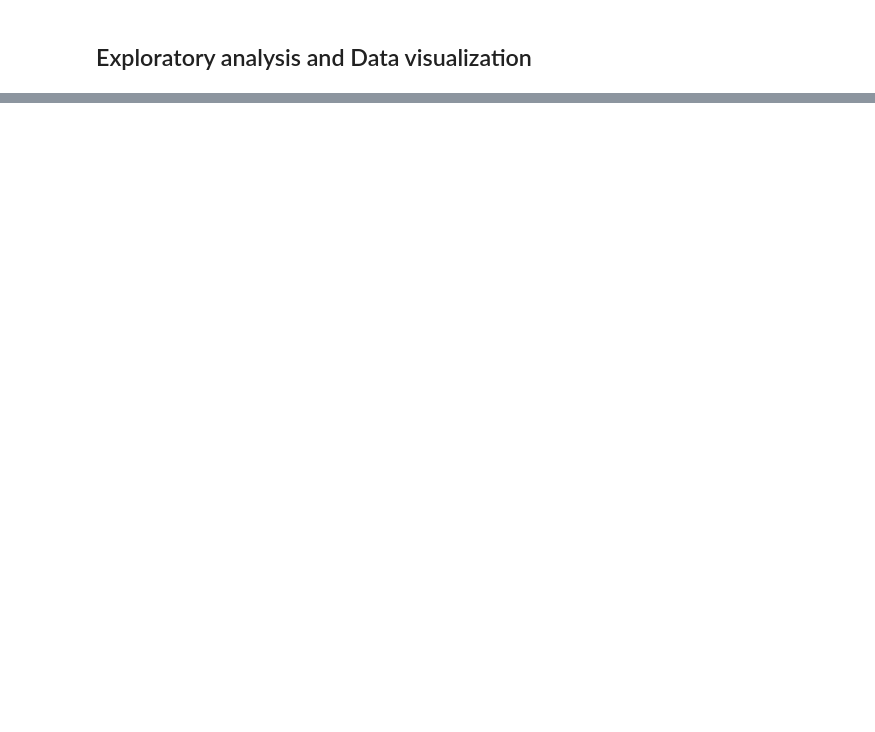
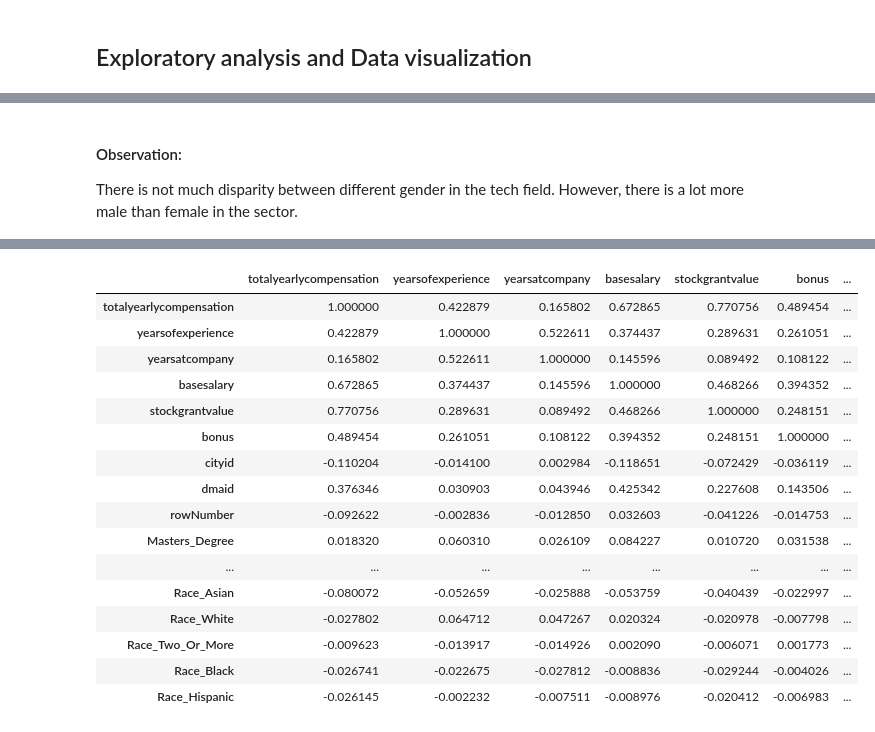
Before and after one commit to oherre11-afk/CMSC320-Final-Project, a Jupyter notebook: final.ipynb, the cells around one changed output, grey strips where cells are left out. Cells and saved outputs as stored; diff of their text form; code cells hidden in the pictures; blank space fills up the shorter version.

```diff
--- a/final.ipynb
+++ b/final.ipynb
@@ -294,0 +349,5 @@ array(['CA', 'WA', nan, 'NY', 'MD', 'OR', 'TX', 'MA', 'LA', 'PA', 'SC',
+# %% [markdown]
+<h4>Observation:</h4>There is not much disparity between different gender in the tech field. However, there is a lot more male than female in the sector.
+# %%
+db.corr()
+# %% [output]
@@ -294,0 +355,17 @@ array(['CA', 'WA', nan, 'NY', 'MD', 'OR', 'TX', 'MA', 'LA', 'PA', 'SC',
+|  | totalyearlycompensation | yearsofexperience | yearsatcompany | basesalary | stockgrantvalue | bonus | ... |
+| totalyearlycompensation | 1.000000 | 0.422879 | 0.165802 | 0.672865 | 0.770756 | 0.489454 | ... |
+| yearsofexperience | 0.422879 | 1.000000 | 0.522611 | 0.374437 | 0.289631 | 0.261051 | ... |
+| yearsatcompany | 0.165802 | 0.522611 | 1.000000 | 0.145596 | 0.089492 | 0.108122 | ... |
+| basesalary | 0.672865 | 0.374437 | 0.145596 | 1.000000 | 0.468266 | 0.394352 | ... |
+| stockgrantvalue | 0.770756 | 0.289631 | 0.089492 | 0.468266 | 1.000000 | 0.248151 | ... |
+| bonus | 0.489454 | 0.261051 | 0.108122 | 0.394352 | 0.248151 | 1.000000 | ... |
+| cityid | -0.110204 | -0.014100 | 0.002984 | -0.118651 | -0.072429 | -0.036119 | ... |
+| dmaid | 0.376346 | 0.030903 | 0.043946 | 0.425342 | 0.227608 | 0.143506 | ... |
+| rowNumber | -0.092622 | -0.002836 | -0.012850 | 0.032603 | -0.041226 | -0.014753 | ... |
+| Masters_Degree | 0.018320 | 0.060310 | 0.026109 | 0.084227 | 0.010720 | 0.031538 | ... |
+| ... | ... | ... | ... | ... | ... | ... | ... |
+| Race_Asian | -0.080072 | -0.052659 | -0.025888 | -0.053759 | -0.040439 | -0.022997 | ... |
+| Race_White | -0.027802 | 0.064712 | 0.047267 | 0.020324 | -0.020978 | -0.007798 | ... |
+| Race_Two_Or_More | -0.009623 | -0.013917 | -0.014926 | 0.002090 | -0.006071 | 0.001773 | ... |
+| Race_Black | -0.026741 | -0.022675 | -0.027812 | -0.008836 | -0.029244 | -0.004026 | ... |
+| Race_Hispanic | -0.026145 | -0.002232 | -0.007511 | -0.008976 | -0.020412 | -0.006983 | ... |
```
Also changed, not shown: parts of 29 cells of this notebook, 1 other file.
